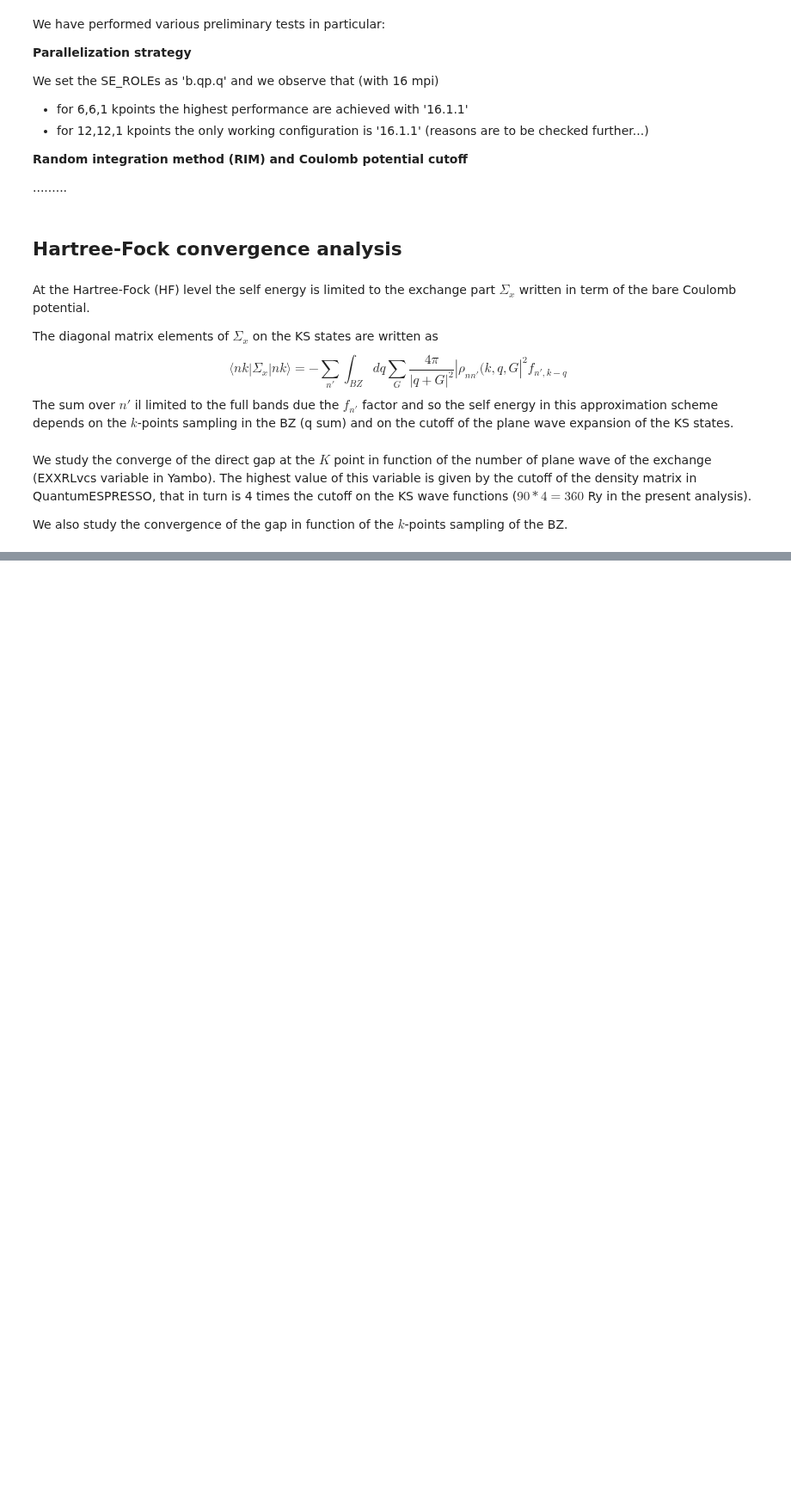
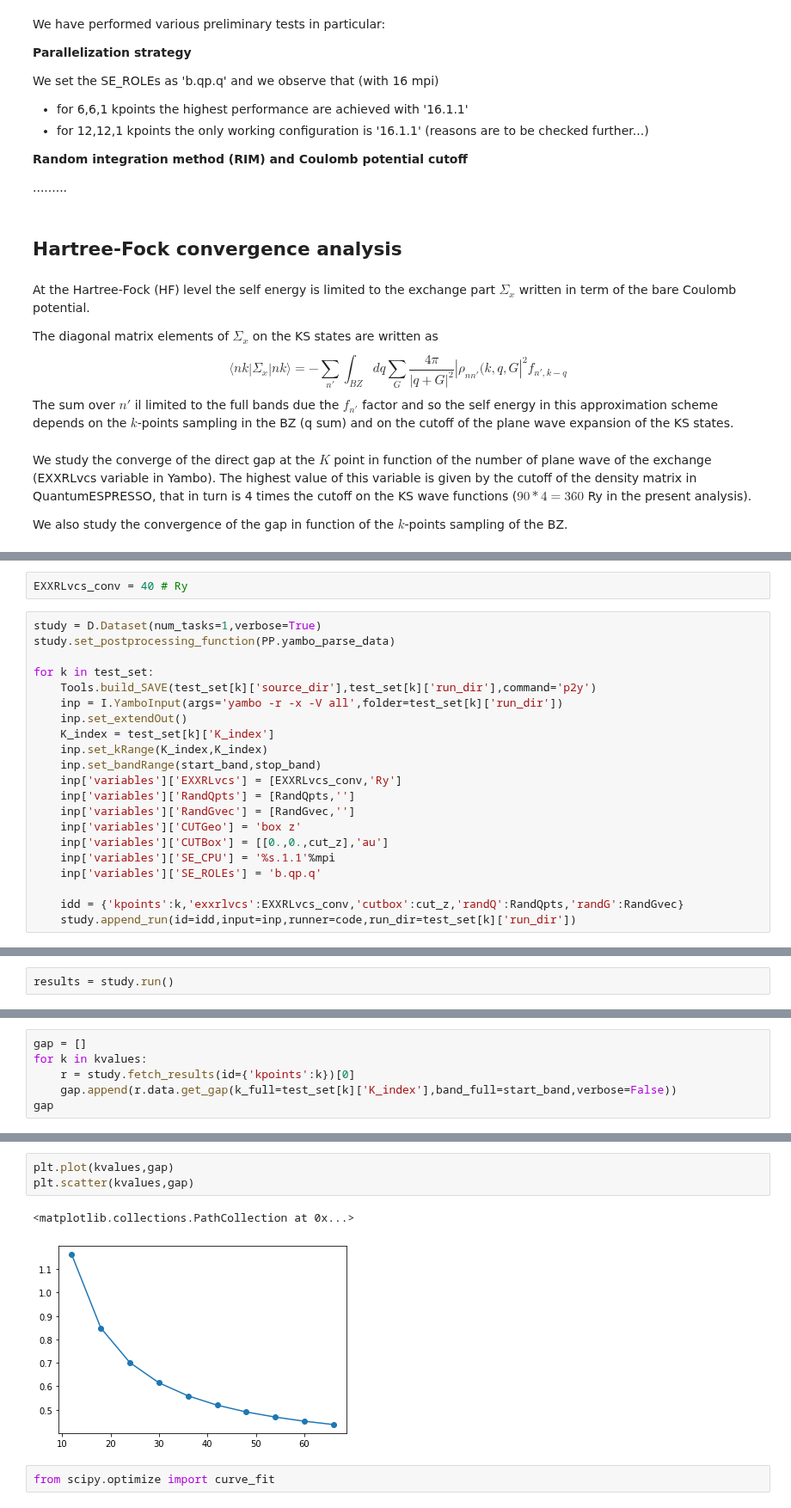
Before and after one commit to marcodalessandro76/Germanene, a Jupyter notebook: GW_Analysis.ipynb, the cells around one changed output, grey strips where cells are left out. Shown at 86% size. Drawn from its saved outputs; the diff is of its cells as text; blank space fills up the shorter version.

```diff
--- a/GW_Analysis.ipynb
+++ b/GW_Analysis.ipynb
@@ -209,0 +189,23 @@ Convergence reached in Dataset "Dataset" for id " {'EXXRLvcs': 20, 'cutz': 60} "
+# %%
+EXXRLvcs_conv = 40 # Ry
+# %%
+study = D.Dataset(num_tasks=1,verbose=True)
+study.set_postprocessing_function(PP.yambo_parse_data)
+
+for k in test_set:
+    Tools.build_SAVE(test_set[k]['source_dir'],test_set[k]['run_dir'],command='p2y')
+    inp = I.YamboInput(args='yambo -r -x -V all',folder=test_set[k]['run_dir'])
+    inp.set_extendOut()
+    K_index = test_set[k]['K_index']
+    inp.set_kRange(K_index,K_index)
+    inp.set_bandRange(start_band,stop_band)
+    inp['variables']['EXXRLvcs'] = [EXXRLvcs_conv,'Ry']
+    inp['variables']['RandQpts'] = [RandQpts,'']
+    inp['variables']['RandGvec'] = [RandGvec,'']
+    inp['variables']['CUTGeo'] = 'box z'
+    inp['variables']['CUTBox'] = [[0.,0.,cut_z],'au']
+    inp['variables']['SE_CPU'] = '%s.1.1'%mpi
+    inp['variables']['SE_ROLEs'] = 'b.qp.q'
+
+    idd = {'kpoints':k,'exxrlvcs':EXXRLvcs_conv,'cutbox':cut_z,'randQ':RandQpts,'randG':RandGvec}
+    study.append_run(id=idd,input=inp,runner=code,run_dir=test_set[k]['run_dir'])
@@ -209,0 +215,2 @@ Convergence reached in Dataset "Dataset" for id " {'EXXRLvcs': 20, 'cutz': 60} "
+# %%
+results = study.run()
@@ -209,0 +235,6 @@ Convergence reached in Dataset "Dataset" for id " {'EXXRLvcs': 20, 'cutz': 60} "
+# %%
+gap = []
+for k in kvalues:
+    r = study.fetch_results(id={'kpoints':k})[0]
+    gap.append(r.data.get_gap(k_full=test_set[k]['K_index'],band_full=start_band,verbose=False))
+gap
@@ -209,0 +252,8 @@ Convergence reached in Dataset "Dataset" for id " {'EXXRLvcs': 20, 'cutz': 60} "
+# %%
+plt.plot(kvalues,gap)
+plt.scatter(kvalues,gap)
+# %% [output]
+<matplotlib.collections.PathCollection at 0x...>
+[figure, added]
+# %%
+from scipy.optimize import curve_fit
```
Also changed, not shown: parts of 43 cells of this notebook, 1 other file.
